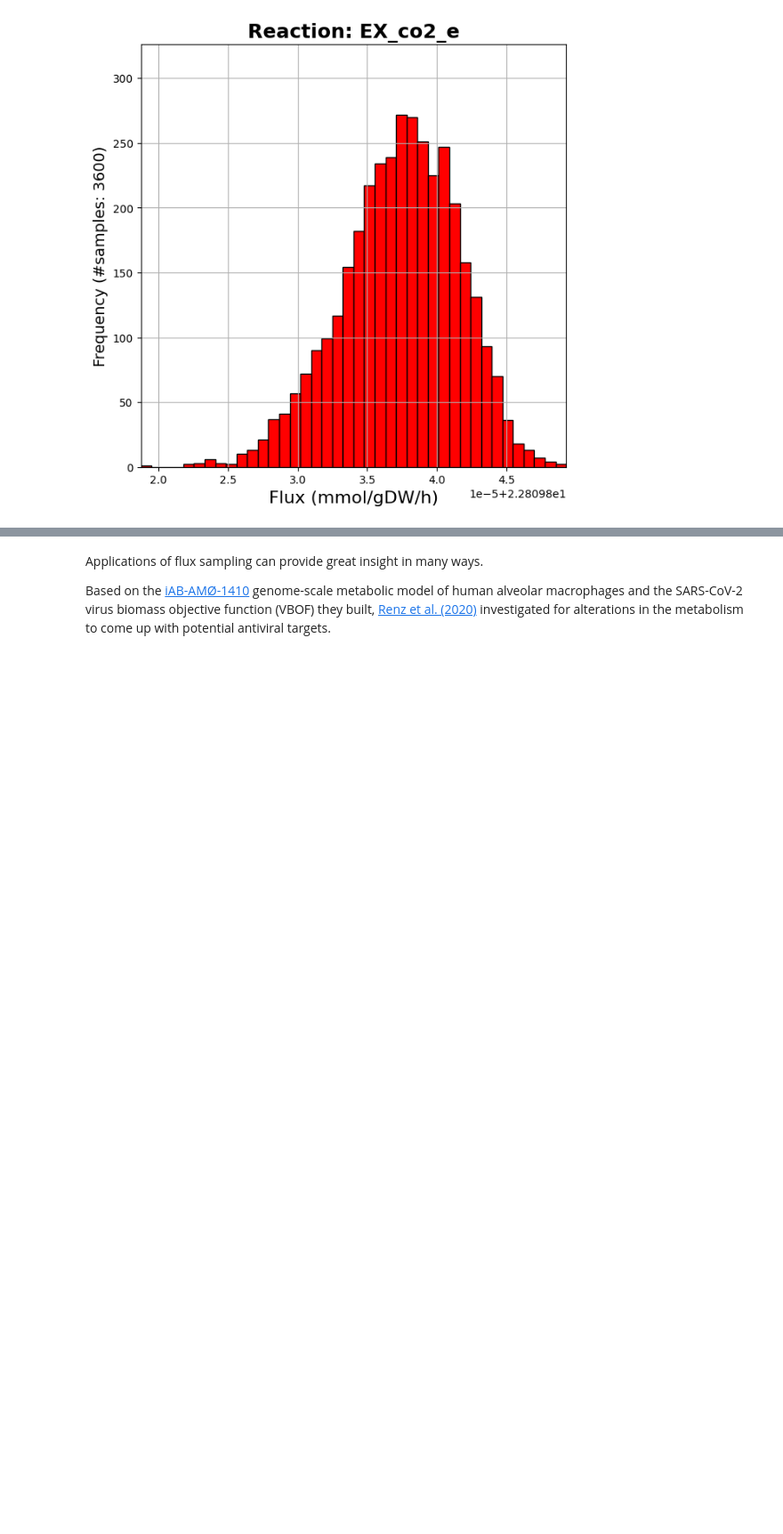
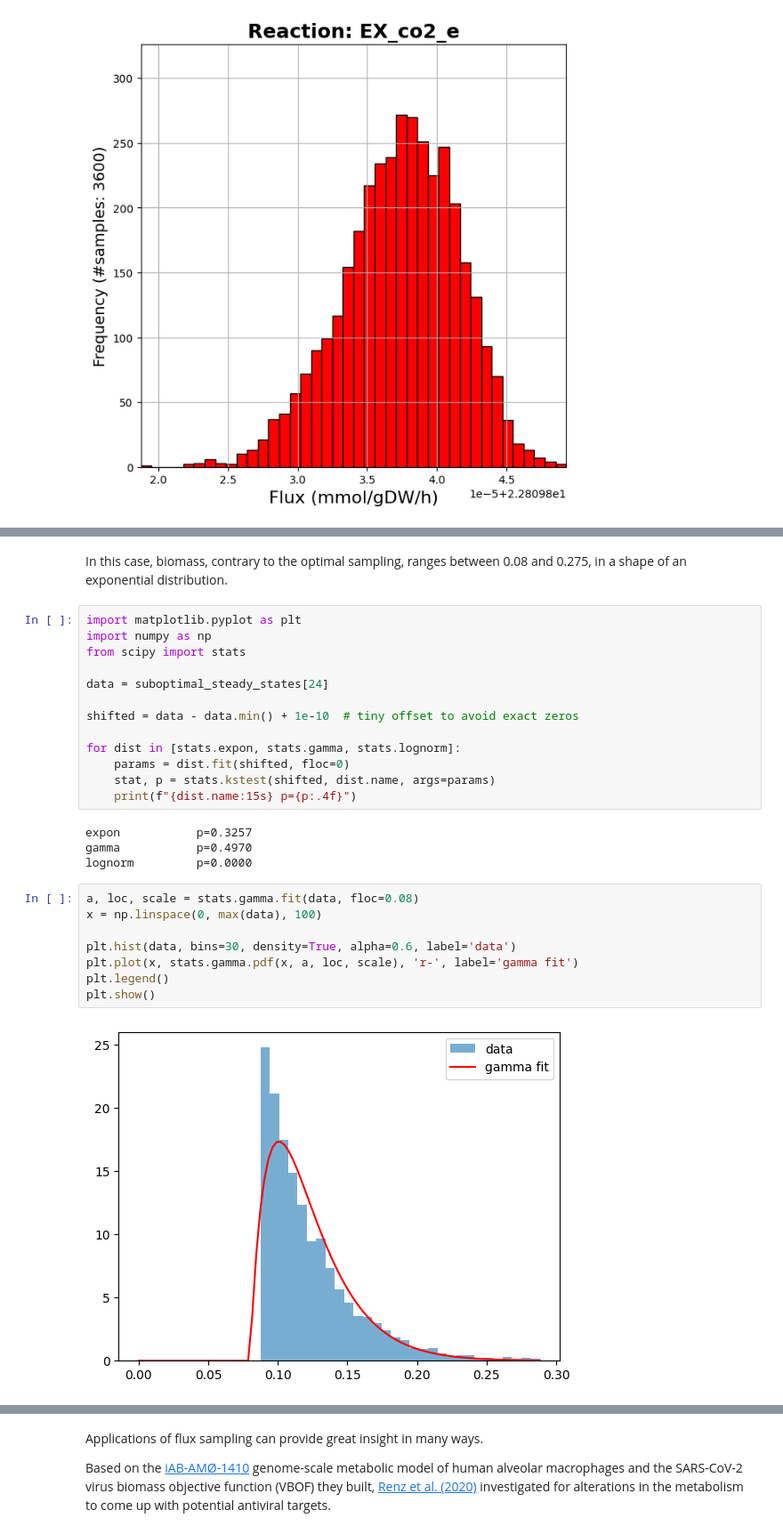
Before and after one commit to GeomScale/dingo, a Jupyter notebook: tutorials/dingo_tutorial.ipynb, the cells around one changed output, grey strips where cells are left out. Shown at 89% size. Saved outputs shown, nothing was run; the diff lists cells and outputs as text; blank space fills up the shorter version.

```diff
--- a/tutorials/dingo_tutorial.ipynb
+++ b/tutorials/dingo_tutorial.ipynb
@@ -495,0 +533,29 @@ The range again is super short, making CO2 having a fixed value for the biomass
+# %% [markdown]
+In this case, biomass, contrary to the optimal sampling, ranges between 0.08 and 0.275, in a shape of an exponential distribution.
+# %%
+import matplotlib.pyplot as plt
+import numpy as np
+from scipy import stats
+
+data = suboptimal_steady_states[24]
+
+shifted = data - data.min() + 1e-10  # tiny offset to avoid exact zeros
+
+for dist in [stats.expon, stats.gamma, stats.lognorm]:
+    params = dist.fit(shifted, floc=0)
+    stat, p = stats.kstest(shifted, dist.name, args=params)
+    print(f"{dist.name:15s} p={p:.4f}")
+# %% [output]
+expon           p=0.3257
+gamma           p=0.4970
+lognorm         p=0.0000
+# %%
+a, loc, scale = stats.gamma.fit(data, floc=0.08)
+x = np.linspace(0, max(data), 100)
+
+plt.hist(data, bins=30, density=True, alpha=0.6, label='data')
+plt.plot(x, stats.gamma.pdf(x, a, loc, scale), 'r-', label='gamma fit')
+plt.legend()
+plt.show()
+# %% [output]
+[figure, added]
```
Also changed, not shown: parts of 31 cells of this notebook.
